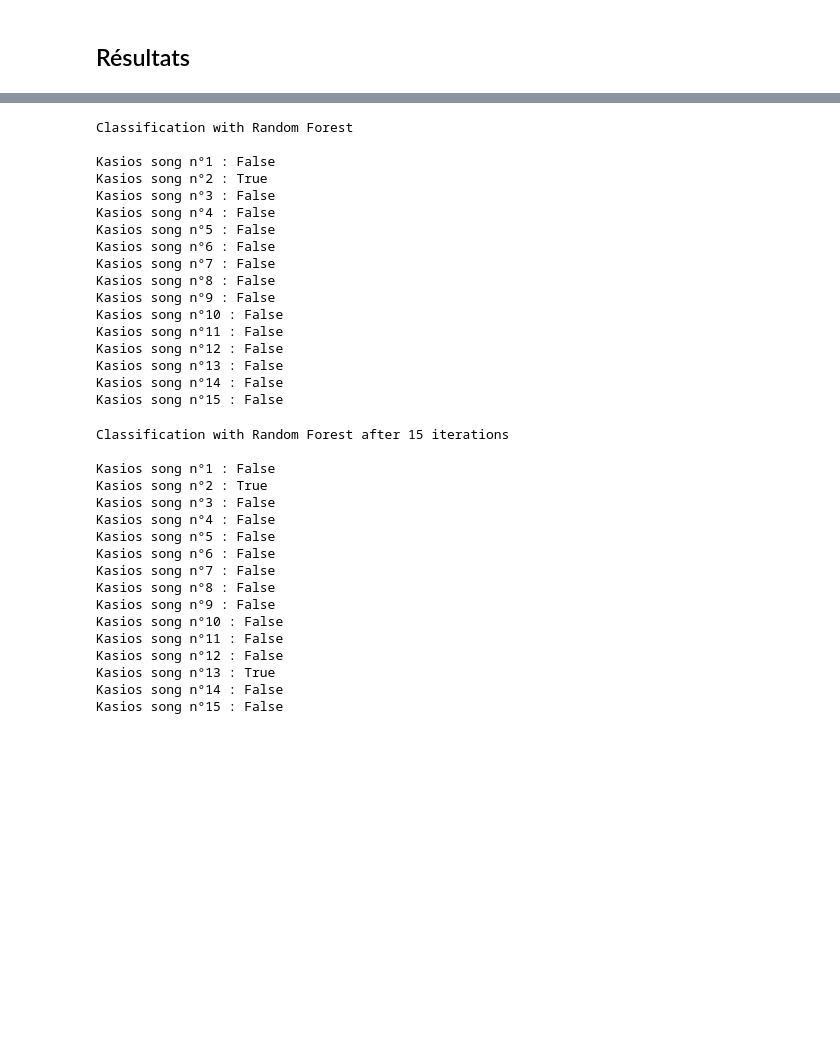
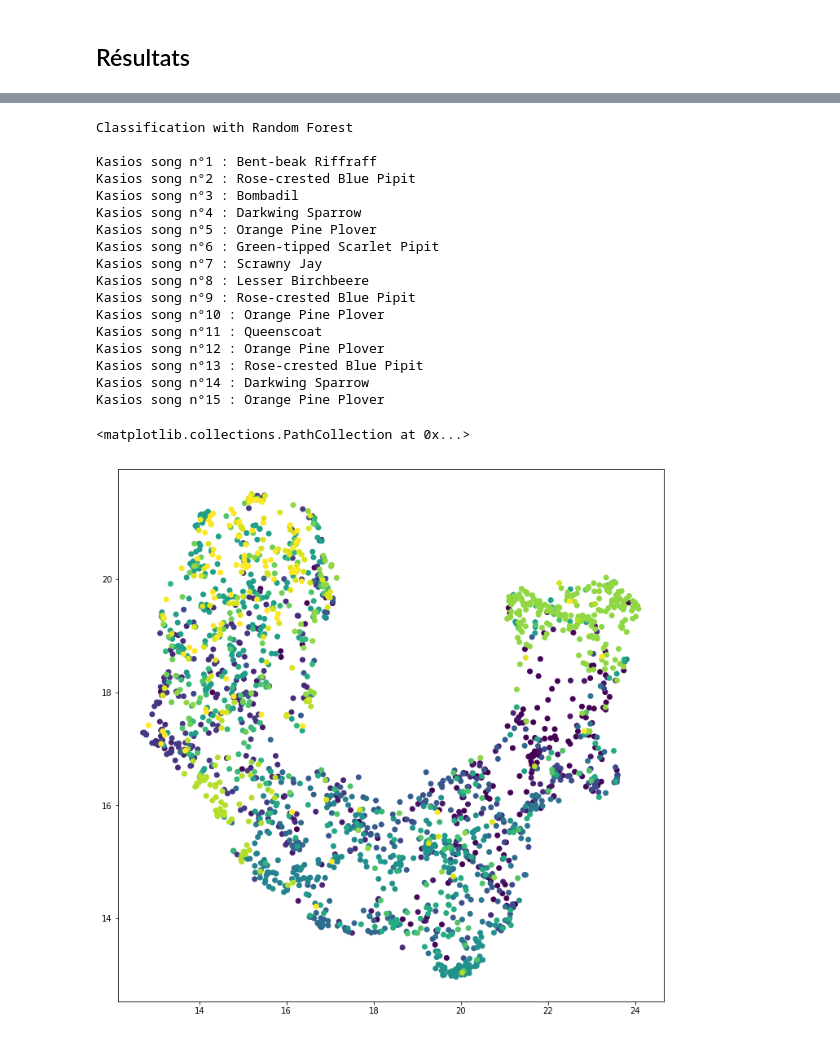
Before and after one commit to guillaumefrd/vast-challenge-2018-mc1, a Jupyter notebook: Song learning.ipynb, the cells around one changed output, grey strips where cells are left out. Drawn from its saved outputs; the diff is of its cells as text; code cells hidden in the pictures; blank space fills up the shorter version.

Commit message:
umap with bird song

```diff
--- a/Song learning.ipynb
+++ b/Song learning.ipynb
@@ -63,7 +63,7 @@ array(['Rose-crested Blue Pipit', 'Blue-collared Zipper', 'Bombadil',
        'Bent-beak Riffraff', 'Scrawny Jay', 'Vermillion Trillian'],
       dtype=object)
 # %%
-Y = df_all.English_name == "Rose-crested Blue Pipit"
+Y = df_all.English_name #== "Rose-crested Blue Pipit"
 # %% [markdown]
 ## Fitting
 # %%
@@ -119,46 +128,36 @@ for i in range(len(y_kasios)):
 # %% [output]
 Classification with Random Forest
 
-Kasios song n°1 : False
-Kasios song n°2 : True
-Kasios song n°3 : False
-Kasios song n°4 : False
-Kasios song n°5 : False
-Kasios song n°6 : False
-Kasios song n°7 : False
-Kasios song n°8 : False
-Kasios song n°9 : False
-Kasios song n°10 : False
-Kasios song n°11 : False
-Kasios song n°12 : False
-Kasios song n°13 : False
-Kasios song n°14 : False
-Kasios song n°15 : False
+Kasios song n°1 : Bent-beak Riffraff
+Kasios song n°2 : Rose-crested Blue Pipit
+Kasios song n°3 : Bombadil
+Kasios song n°4 : Darkwing Sparrow
+Kasios song n°5 : Orange Pine Plover
+Kasios song n°6 : Green-tipped Scarlet Pipit
+Kasios song n°7 : Scrawny Jay
+Kasios song n°8 : Lesser Birchbeere
+Kasios song n°9 : Rose-crested Blue Pipit
+Kasios song n°10 : Orange Pine Plover
+Kasios song n°11 : Queenscoat
+Kasios song n°12 : Orange Pine Plover
+Kasios song n°13 : Rose-crested Blue Pipit
+Kasios song n°14 : Darkwing Sparrow
+Kasios song n°15 : Orange Pine Plover
-# %%
-n_iters = 15
-for i in range(n_iters):
-    clf.fit(X_train, y_train)
-    y_sample = clf.predict(X_kasios)
-    y_kasios = [a or b for a, b in zip(y_sample, y_kasios)]
-
-print("Classification with Random Forest after %s iterations\n" % (n_iters))
-for i in range(len(y_kasios)):
-    print("Kasios song n°%s : %s"% (i+1, y_kasios[i]))
-# %% [output]
-Classification with Random Forest after 15 iterations
-
-Kasios song n°1 : False
-Kasios song n°2 : True
-Kasios song n°3 : False
-Kasios song n°4 : False
-Kasios song n°5 : False
-Kasios song n°6 : False
-Kasios song n°7 : False
-Kasios song n°8 : False
-Kasios song n°9 : False
-Kasios song n°10 : False
-Kasios song n°11 : False
-Kasios song n°12 : False
-Kasios song n°13 : True
-Kasios song n°14 : False
-Kasios song n°15 : False
+# %%
+import umap
+import seaborn as sns
+
+bird_type = np.array(Y)[:]
+for i in range(len(Y)):
+    for j in range(len(Y.unique())):
+        if bird_type[i] == Y.unique()[j]:
+            bird_type[i] = j
+
+plt.figure(figsize=(12,12))
+data = np.c_[X,bird_type]
+embedding = umap.UMAP().fit_transform(data)
+plt.scatter(embedding[:,0],embedding[:,1], c=bird_type)
+#plt.axis('off')
+# %% [output]
+<matplotlib.collections.PathCollection at 0x...>
+[figure, added]
```
Also changed, not shown: parts of 5 cells of this notebook, 16 other files.
